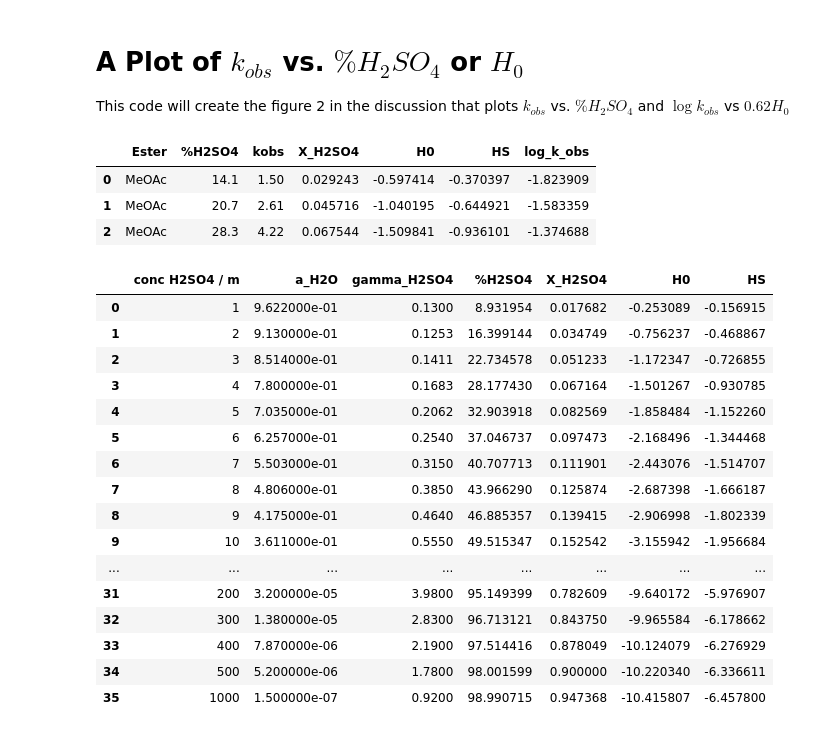
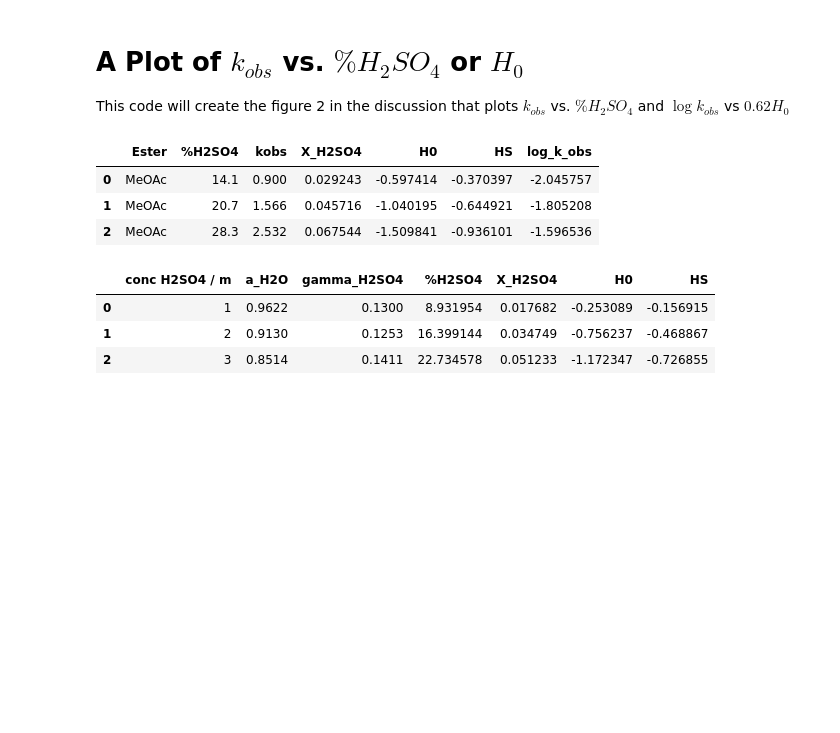
Before and after one commit to blinkletter/4410PythonNotebooks, a Jupyter notebook: Class_30/Yates-Fig2-MeOAc.ipynb, the cells around one changed output. Cells and saved outputs as stored; diff of their text form; code cells hidden in the pictures; blank space fills up the shorter version.

```diff
--- a/Class_30/Yates-Fig2-MeOAc.ipynb
+++ b/Class_30/Yates-Fig2-MeOAc.ipynb
@@ -67,6 +67,8 @@ df1 = (df.loc[df['Ester'] == 'MeOAc'])   ### Select only the MeOAc data
 ### Perform calculations
 ##############################################################
 
+df1["kobs"] = df1["kobs"] * 1E-2 * 60    # convert from 10^-2 min^-1 to s^-1
+
 PercentH2SO4 = df1["%H2SO4"]
 molesH2SO4 = PercentH2SO4 / molwtH2SO4
 PercentH2O = 100 - PercentH2SO4
@@ -87,9 +89,9 @@ df1["log_k_obs"] = np.log10(df1["kobs"]) - 2
 display(df1.head(3))
 # %% [output]
 |  | Ester | %H2SO4 | kobs | X_H2SO4 | H0 | HS | log_k_obs |
-| 0 | MeOAc | 14.1 | 1.50 | 0.029243 | -0.597414 | -0.370397 | -1.823909 |
-| 1 | MeOAc | 20.7 | 2.61 | 0.045716 | -1.040195 | -0.644921 | -1.583359 |
-| 2 | MeOAc | 28.3 | 4.22 | 0.067544 | -1.509841 | -0.936101 | -1.374688 |
+| 0 | MeOAc | 14.1 | 0.900 | 0.029243 | -0.597414 | -0.370397 | -2.045757 |
+| 1 | MeOAc | 20.7 | 1.566 | 0.045716 | -1.040195 | -0.644921 | -1.805208 |
+| 2 | MeOAc | 28.3 | 2.532 | 0.067544 | -1.509841 | -0.936101 | -1.596536 |
 # %%
 ##############################################################
 ### DATAFRAME for ACTIVITY OF WATER IN H2SO4 MIXTURES
@@ -104,51 +106,38 @@ Data_File_Name = "01_Giauque_Table9_activityH2OinH2SO4.csv"
 Filename = github_location + Data_File_Name
 
 df2 = pd.read_csv(Filename,
                  delimiter = ",",
                  skipinitialspace=True,
 #                 index_col="Substituent",
                  comment = "#")
 
 #display(df1)
 
 ##############################################################
 ### Perform calculations
 ##############################################################
 
 molal = df2["conc H2SO4 / m"]
 mass_add_to_1_kg_water = molal * molwtH2SO4
 total_mass_solution = mass_add_to_1_kg_water + 1000
 percent_H2SO4 = mass_add_to_1_kg_water / total_mass_solution * 100
 
 df2["%H2SO4"] = percent_H2SO4
-df2["X_H2SO4"] = molal / (molal + 1000/molwtH20)
+df2["X_H2SO4"] = molal / (molal + 1000/molwtH2O)
 
 interpolator = MakeInterpolationFunctionForH0inH2SO4byPercentWt()
 df2["H0"] = interpolator(df2["%H2SO4"])
 
 m = 0.62
 df2["HS"] = df2["H0"] * m
 
 
-display(df2)
+display(df2.head(3))
 # %% [output]
 |  | conc H2SO4 / m | a_H2O | gamma_H2SO4 | %H2SO4 | X_H2SO4 | H0 | HS |
-| 0 | 1 | 9.622000e-01 | 0.1300 | 8.931954 | 0.017682 | -0.253089 | -0.156915 |
-| 1 | 2 | 9.130000e-01 | 0.1253 | 16.399144 | 0.034749 | -0.756237 | -0.468867 |
-| 2 | 3 | 8.514000e-01 | 0.1411 | 22.734578 | 0.051233 | -1.172347 | -0.726855 |
-| 3 | 4 | 7.800000e-01 | 0.1683 | 28.177430 | 0.067164 | -1.501267 | -0.930785 |
-| 4 | 5 | 7.035000e-01 | 0.2062 | 32.903918 | 0.082569 | -1.858484 | -1.152260 |
-| 5 | 6 | 6.257000e-01 | 0.2540 | 37.046737 | 0.097473 | -2.168496 | -1.344468 |
-| 6 | 7 | 5.503000e-01 | 0.3150 | 40.707713 | 0.111901 | -2.443076 | -1.514707 |
-| 7 | 8 | 4.806000e-01 | 0.3850 | 43.966290 | 0.125874 | -2.687398 | -1.666187 |
-| 8 | 9 | 4.175000e-01 | 0.4640 | 46.885357 | 0.139415 | -2.906998 | -1.802339 |
-| 9 | 10 | 3.611000e-01 | 0.5550 | 49.515347 | 0.152542 | -3.155942 | -1.956684 |
-| ... | ... | ... | ... | ... | ... | ... | ... |
-| 31 | 200 | 3.200000e-05 | 3.9800 | 95.149399 | 0.782609 | -9.640172 | -5.976907 |
-| 32 | 300 | 1.380000e-05 | 2.8300 | 96.713121 | 0.843750 | -9.965584 | -6.178662 |
-| 33 | 400 | 7.870000e-06 | 2.1900 | 97.514416 | 0.878049 | -10.124079 | -6.276929 |
-| 34 | 500 | 5.200000e-06 | 1.7800 | 98.001599 | 0.900000 | -10.220340 | -6.336611 |
-| 35 | 1000 | 1.500000e-07 | 0.9200 | 98.990715 | 0.947368 | -10.415807 | -6.457800 |
+| 0 | 1 | 0.9622 | 0.1300 | 8.931954 | 0.017682 | -0.253089 | -0.156915 |
+| 1 | 2 | 0.9130 | 0.1253 | 16.399144 | 0.034749 | -0.756237 | -0.468867 |
+| 2 | 3 | 0.8514 | 0.1411 | 22.734578 | 0.051233 | -1.172347 | -0.726855 |
 # %%
 ###################################################
 ### MAKE PLOT
```
Also changed, not shown: parts of 1 cell of this notebook, 2 other files.
